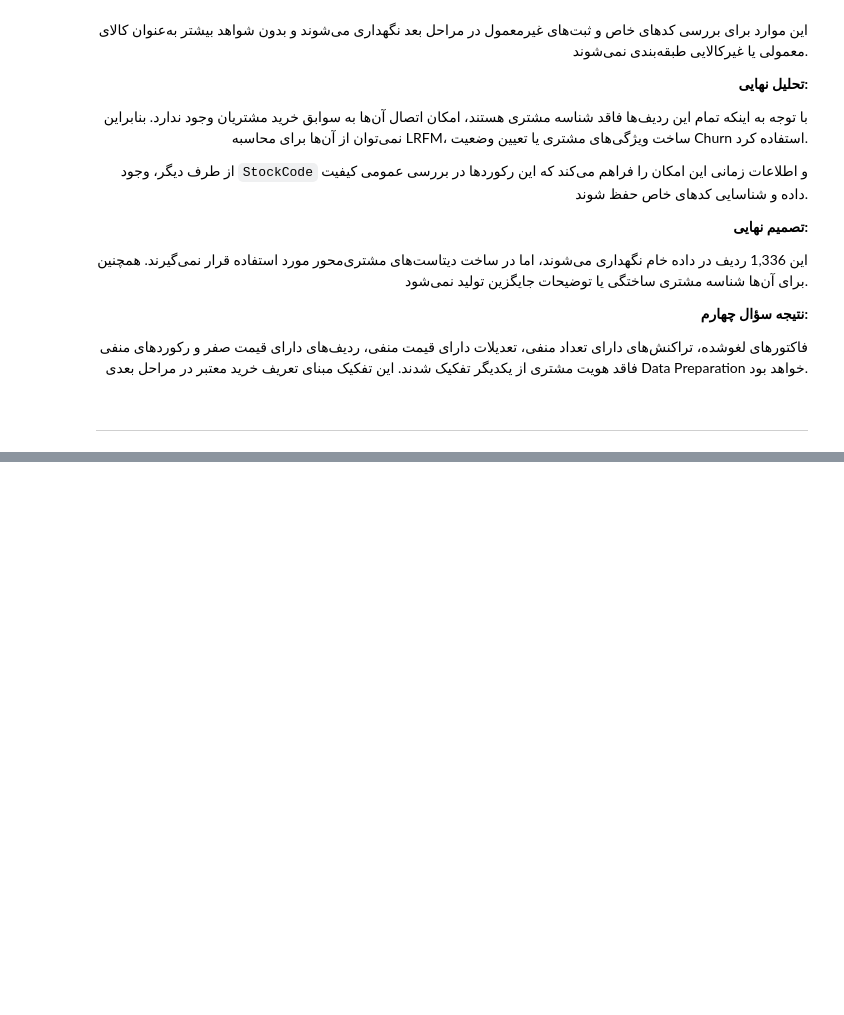
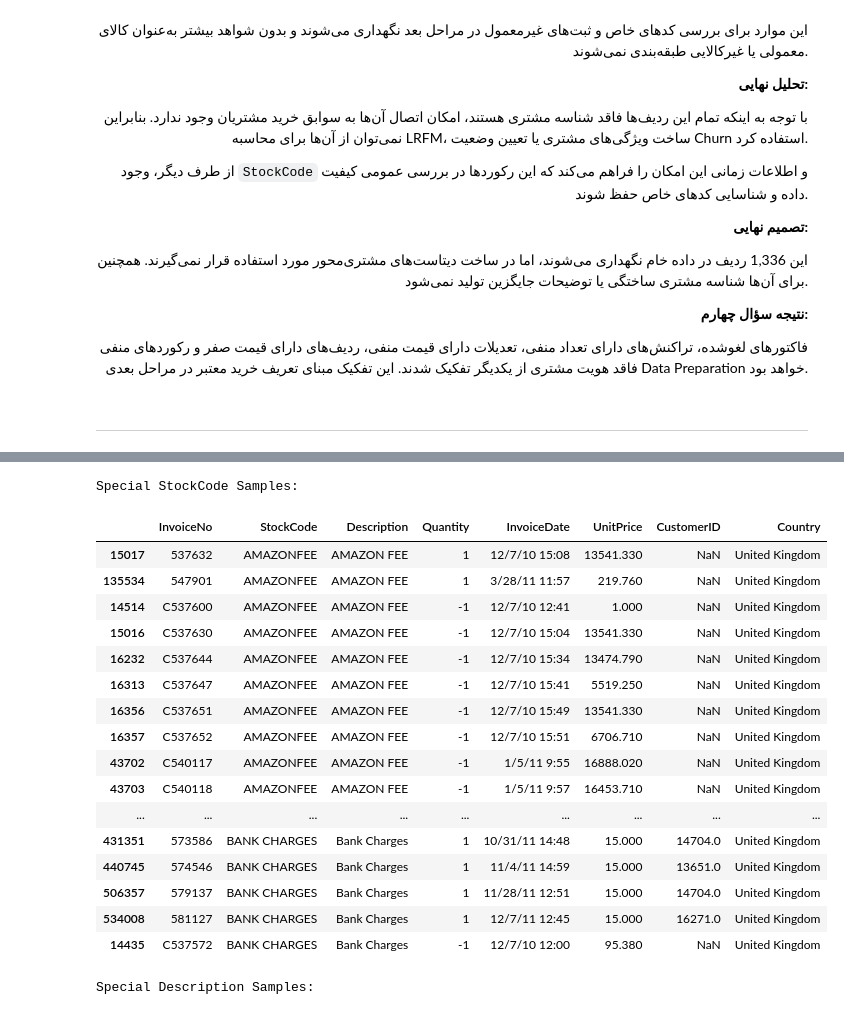
Before and after one commit to YaldaAhmadian/Online-Shop, a Jupyter notebook: 002.DataPrepration/DataPrepration.ipynb, the cells around one changed output, grey strips where cells are left out. Saved outputs shown, nothing was run; the diff lists cells and outputs as text; code cells hidden in the pictures; blank space fills up the shorter version.

```diff
--- a/002.DataPrepration/DataPrepration.ipynb
+++ b/002.DataPrepration/DataPrepration.ipynb
@@ -1085,0 +1202,62 @@ StockCode and Description Samples:
+# %%
+
+# -----------------------------------------
+# 1. انتخاب ردیف‌های دارای کدهای خاص
+# -----------------------------------------
+
+special_code_mask = stock_norm.isin(special_codes)
+
+special_code_rows = df_dedup.loc[
+    special_code_mask,
+    [
+        "InvoiceNo",
+        "StockCode",
+        "Description",
+        "Quantity",
+        "InvoiceDate",
+        "UnitPrice",
+        "CustomerID",
+        "Country"
+    ]
+].copy()
+
+
+print("Special StockCode Samples:")
+display(
+    special_code_rows
+    .sort_values(["StockCode", "InvoiceNo"])
+    .head(50)
+)
+
+
+# -----------------------------------------
+# 2. بررسی نمونه‌هایی که Description مشکوک دارند
+# -----------------------------------------
+
+print("\nSpecial Description Samples:")
+
+display(
+    description_matches
+    .drop_duplicates(subset=["StockCode", "Description"])
+    .head(50)
+)
+# %% [output]
+Special StockCode Samples:
+|  | InvoiceNo | StockCode | Description | Quantity | InvoiceDate | UnitPrice | CustomerID | Country |
+| 15017 | 537632 | AMAZONFEE | AMAZON FEE | 1 | 12/7/10 15:08 | 13541.330 | NaN | United Kingdom |
+| 135534 | 547901 | AMAZONFEE | AMAZON FEE | 1 | 3/28/11 11:57 | 219.760 | NaN | United Kingdom |
+| 14514 | C537600 | AMAZONFEE | AMAZON FEE | -1 | 12/7/10 12:41 | 1.000 | NaN | United Kingdom |
+| 15016 | C537630 | AMAZONFEE | AMAZON FEE | -1 | 12/7/10 15:04 | 13541.330 | NaN | United Kingdom |
+| 16232 | C537644 | AMAZONFEE | AMAZON FEE | -1 | 12/7/10 15:34 | 13474.790 | NaN | United Kingdom |
+| 16313 | C537647 | AMAZONFEE | AMAZON FEE | -1 | 12/7/10 15:41 | 5519.250 | NaN | United Kingdom |
+| 16356 | C537651 | AMAZONFEE | AMAZON FEE | -1 | 12/7/10 15:49 | 13541.330 | NaN | United Kingdom |
+| 16357 | C537652 | AMAZONFEE | AMAZON FEE | -1 | 12/7/10 15:51 | 6706.710 | NaN | United Kingdom |
+| 43702 | C540117 | AMAZONFEE | AMAZON FEE | -1 | 1/5/11 9:55 | 16888.020 | NaN | United Kingdom |
+| 43703 | C540118 | AMAZONFEE | AMAZON FEE | -1 | 1/5/11 9:57 | 16453.710 | NaN | United Kingdom |
+| ... | ... | ... | ... | ... | ... | ... | ... | ... |
+| 431351 | 573586 | BANK CHARGES | Bank Charges | 1 | 10/31/11 14:48 | 15.000 | 14704.0 | United Kingdom |
+| 440745 | 574546 | BANK CHARGES | Bank Charges | 1 | 11/4/11 14:59 | 15.000 | 13651.0 | United Kingdom |
+| 506357 | 579137 | BANK CHARGES | Bank Charges | 1 | 11/28/11 12:51 | 15.000 | 14704.0 | United Kingdom |
+| 534008 | 581127 | BANK CHARGES | Bank Charges | 1 | 12/7/11 12:45 | 15.000 | 16271.0 | United Kingdom |
+| 14435 | C537572 | BANK CHARGES | Bank Charges | -1 | 12/7/10 12:00 | 95.380 | NaN | United Kingdom |
+Special Description Samples:
```
Also changed, not shown: parts of 18 cells of this notebook, 1 other file.
